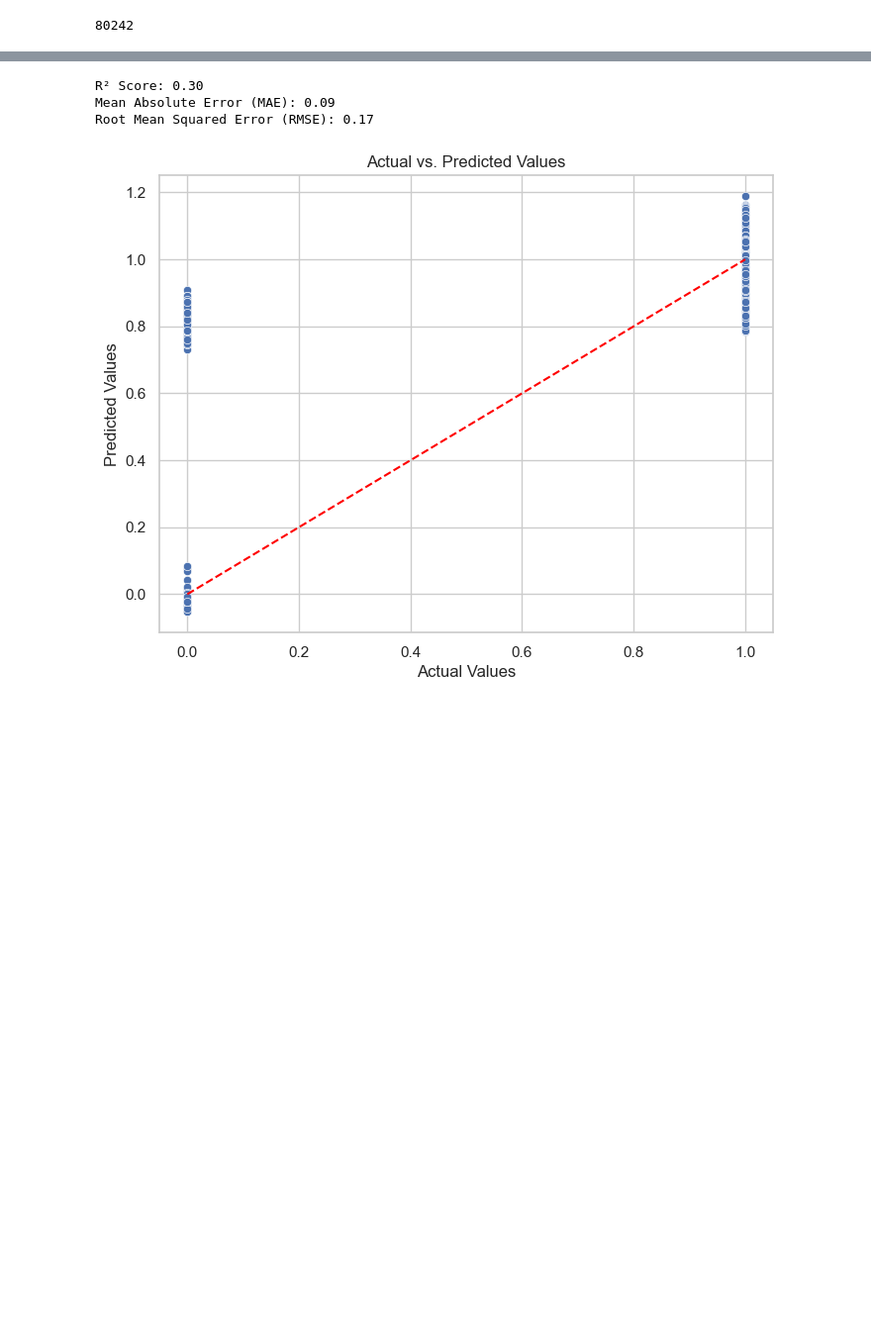
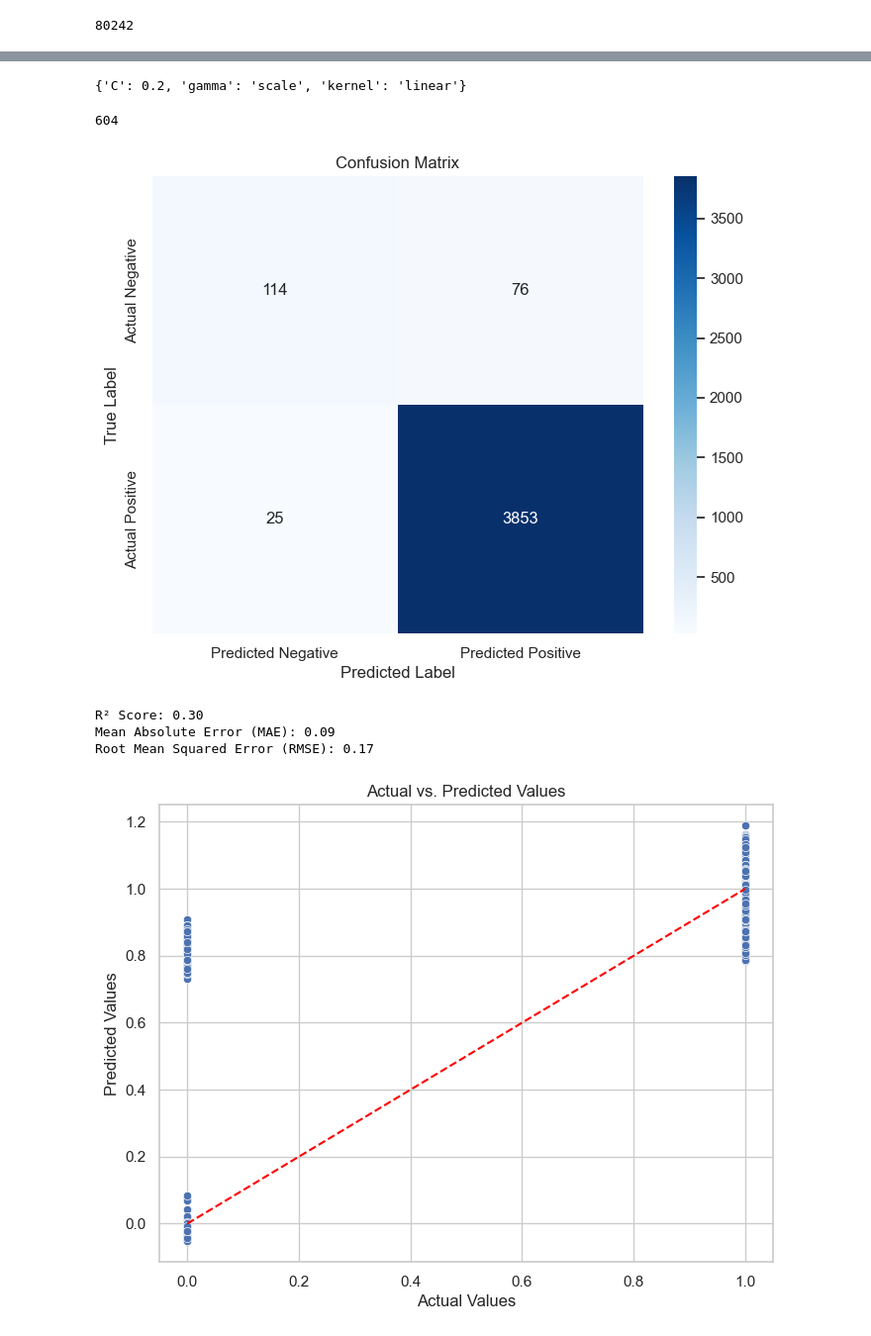
Before and after one commit to aayushjACN/datathon_diabetes, a Jupyter notebook: EDA.ipynb, the cells around one changed output, grey strips where cells are left out. Shown at 99% size. Cells and saved outputs as stored; diff of their text form; code cells hidden in the pictures; blank space fills up the shorter version.

```diff
--- a/EDA.ipynb
+++ b/EDA.ipynb
@@ -118,0 +159,3 @@ y = df_dropna["diabetes"]
+# %%
+y = y.apply(lambda x: int(x))
+print(y)
@@ -118,0 +177,15 @@ y = df_dropna["diabetes"]
+# %%
+## An SVC is a soft margin classifier (not a maximum margin classifier which are more sensitive to outliers)
+## SVC tries to choose the best support vectors which then help decide the boundary/threhold (allowing for a few misclasisfications to generalize well)
+## The higher the C paramter, the more it tries to fit the dataset, trying to classify each and every point correctly.
+
+mod = SVC()
+param_grid = {'C': [0.1, 0.2, 0.3],
+              'gamma': ['scale'],
+              'kernel': ['linear', 'rbf']}
+
+grid = GridSearchCV(mod, param_grid, refit = True, verbose = 3, scoring = 'accuracy')
+
+grid.fit(X, y)
+allscores= grid.cv_results_['mean_test_score']
+print(allscores)
@@ -119,3 +210,32 @@ y = df_dropna["diabetes"]
+# %%
+print(grid.best_params_)
+# %% [output]
+{'C': 0.2, 'gamma': 'scale', 'kernel': 'linear'}
+# %%
+## create a model instance
+model = SVC(C = 0.2, gamma ="scale", kernel = "linear")
+# %%
+
+## train the model based on the hyperparameter optimization
+X_train, X_test, y_train, y_test = train_test_split(X, y, test_size=0.3, random_state=45)
+model.fit(X_train, y_train)
+y_preds = model.predict(X_test)
+# %%
+print(len(model.support_vectors_))
+# %% [output]
+604
+# %%
+from sklearn.metrics import confusion_matrix
+conf_matrix = confusion_matrix(y_test, y_preds)
+plt.figure(figsize=(8, 6))
+sns.heatmap(conf_matrix, annot=True, fmt='d', cmap='Blues', xticklabels=['Predicted Negative', 'Predicted Positive'],
+            yticklabels=['Actual Negative', 'Actual Positive'])
+plt.title('Confusion Matrix')
+plt.xlabel('Predicted Label')
+plt.ylabel('True Label')
+plt.show()
+# %% [output]
+[figure, added]
 # %%
 X_train, X_test, y_train, y_test = train_test_split(X, y, test_size=0.3, random_state=42)
 
```
Also changed, not shown: parts of 27 cells of this notebook, 1 other file.
